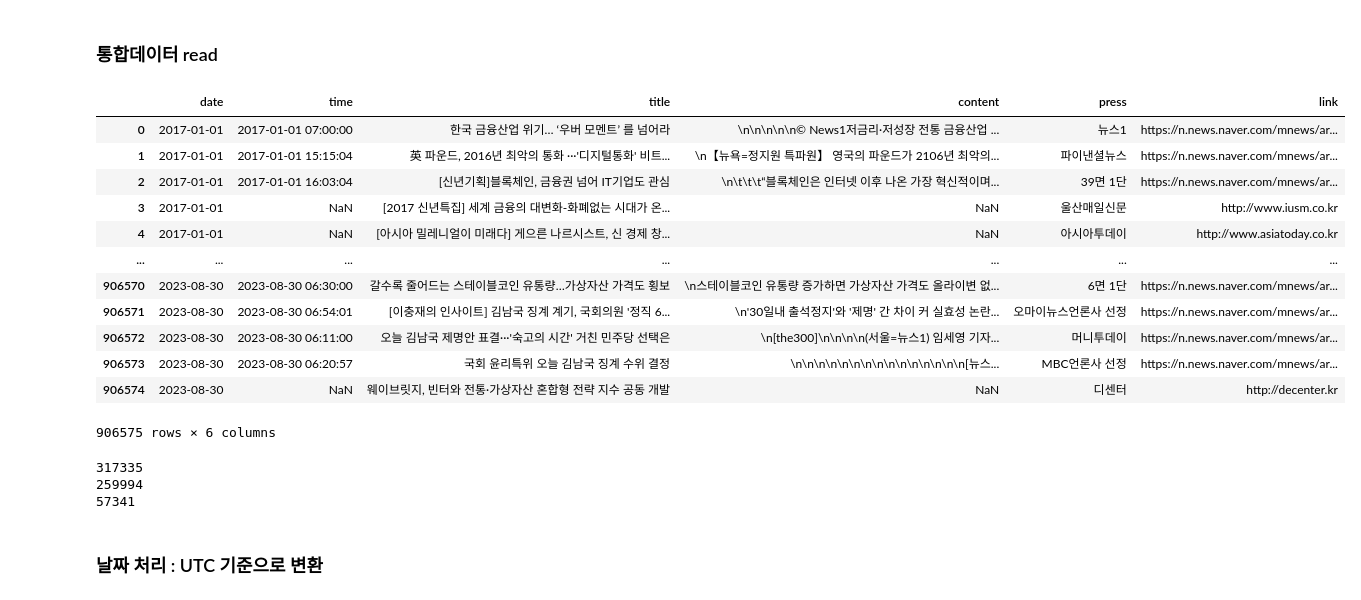
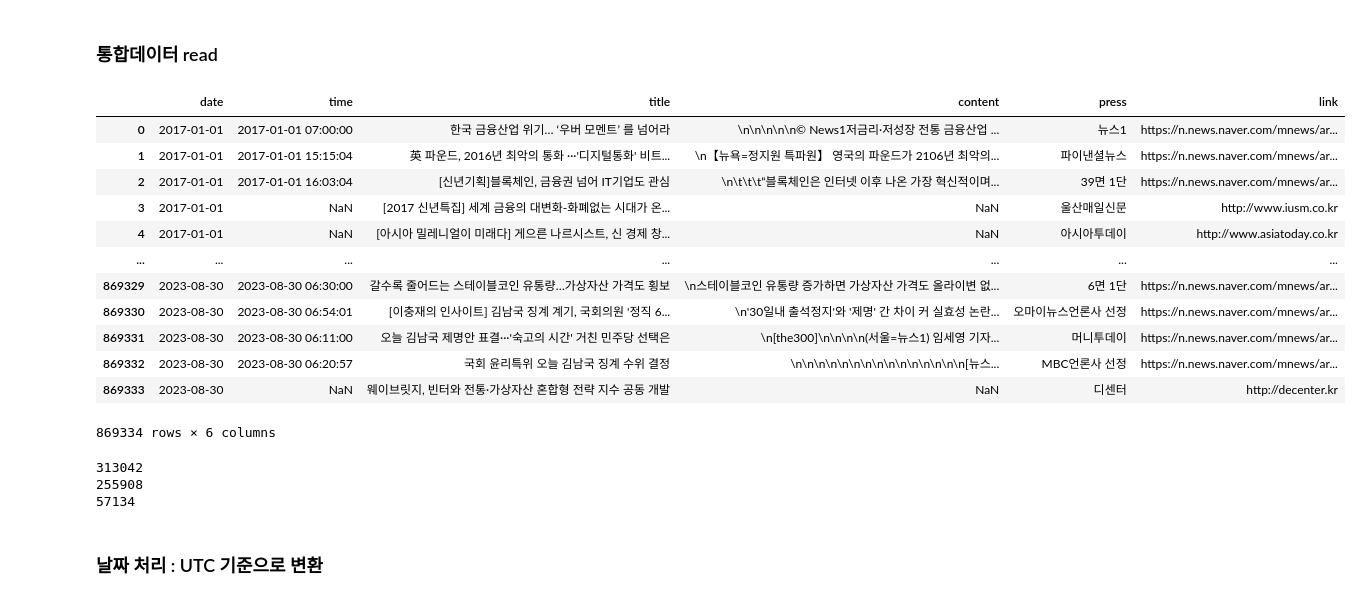
Before and after one commit to boyu571/LLM_based_investment_research, a Jupyter notebook: preprocessing_v1.ipynb, the cells around one changed output. Drawn from its saved outputs; the diff is of its cells as text; code cells hidden in the pictures.

```diff
--- a/preprocessing_v1.ipynb
+++ b/preprocessing_v1.ipynb
@@ -14,22 +14,22 @@ from sklearn.metrics.pairwise import cosine_similarity
 # %% [markdown]
 ### 통합데이터 read
 # %%
-df = pd.read_csv(r'C:\Users\user\boyu571_github\01_Kakaobank_SKKU_Research_23\naver_news_data.csv', index_col=0)
+df = pd.read_csv(r'C:\Users\user\boyu571_github\01_Kakaobank_SKKU_Research_23\naver_news_data.csv')
 df
 # %% [output]
 |  | date | time | title | content | press | link |
 | 0 | 2017-01-01 | 2017-01-01 07:00:00 | 한국 금융산업 위기… ‘우버 모멘트’ 를 넘어라 | \n\n\n\n\n© News1저금리·저성장 전통 금융산업 ... | 뉴스1 | https://n.news.naver.com/mnews/ar... |
 | 1 | 2017-01-01 | 2017-01-01 15:15:04 | 英 파운드, 2016년 최악의 통화 ···'디지털통화' 비트... | \n【뉴욕=정지원 특파원】 영국의 파운드가 2106년 최악의... | 파이낸셜뉴스 | https://n.news.naver.com/mnews/ar... |
 | 2 | 2017-01-01 | 2017-01-01 16:03:04 | [신년기획]블록체인, 금융권 넘어 IT기업도 관심 | \n\t\t\t“블록체인은 인터넷 이후 나온 가장 혁신적이며... | 39면 1단 | https://n.news.naver.com/mnews/ar... |
 | 3 | 2017-01-01 | NaN | [2017 신년특집] 세계 금융의 대변화-화폐없는 시대가 온... | NaN | 울산매일신문 | http://www.iusm.co.kr |
 | 4 | 2017-01-01 | NaN | [아시아 밀레니얼이 미래다] 게으른 나르시스트, 신 경제 창... | NaN | 아시아투데이 | http://www.asiatoday.co.kr |
 | ... | ... | ... | ... | ... | ... | ... |
-| 906570 | 2023-08-30 | 2023-08-30 06:30:00 | 갈수록 줄어드는 스테이블코인 유통량…가상자산 가격도 횡보 | \n스테이블코인 유통량 증가하면 가상자산 가격도 올라이변 없... | 6면 1단 | https://n.news.naver.com/mnews/ar... |
-| 906571 | 2023-08-30 | 2023-08-30 06:54:01 | [이충재의 인사이트] 김남국 징계 계기, 국회의원 '정직 6... | \n'30일내 출석정지'와 '제명' 간 차이 커 실효성 논란... | 오마이뉴스언론사 선정 | https://n.news.naver.com/mnews/ar... |
-| 906572 | 2023-08-30 | 2023-08-30 06:11:00 | 오늘 김남국 제명안 표결···'숙고의 시간' 거친 민주당 선택은 | \n[the300]\n\n\n\n(서울=뉴스1) 임세영 기자... | 머니투데이 | https://n.news.naver.com/mnews/ar... |
-| 906573 | 2023-08-30 | 2023-08-30 06:20:57 | 국회 윤리특위 오늘 김남국 징계 수위 결정 | \n\n\n\n\n\n\n\n\n\n\n\n\n\n\n[뉴스... | MBC언론사 선정 | https://n.news.naver.com/mnews/ar... |
-| 906574 | 2023-08-30 | NaN | 웨이브릿지, 빈터와 전통·가상자산 혼합형 전략 지수 공동 개발 | NaN | 디센터 | http://decenter.kr |
+| 869329 | 2023-08-30 | 2023-08-30 06:30:00 | 갈수록 줄어드는 스테이블코인 유통량…가상자산 가격도 횡보 | \n스테이블코인 유통량 증가하면 가상자산 가격도 올라이변 없... | 6면 1단 | https://n.news.naver.com/mnews/ar... |
+| 869330 | 2023-08-30 | 2023-08-30 06:54:01 | [이충재의 인사이트] 김남국 징계 계기, 국회의원 '정직 6... | \n'30일내 출석정지'와 '제명' 간 차이 커 실효성 논란... | 오마이뉴스언론사 선정 | https://n.news.naver.com/mnews/ar... |
+| 869331 | 2023-08-30 | 2023-08-30 06:11:00 | 오늘 김남국 제명안 표결···'숙고의 시간' 거친 민주당 선택은 | \n[the300]\n\n\n\n(서울=뉴스1) 임세영 기자... | 머니투데이 | https://n.news.naver.com/mnews/ar... |
+| 869332 | 2023-08-30 | 2023-08-30 06:20:57 | 국회 윤리특위 오늘 김남국 징계 수위 결정 | \n\n\n\n\n\n\n\n\n\n\n\n\n\n\n[뉴스... | MBC언론사 선정 | https://n.news.naver.com/mnews/ar... |
+| 869333 | 2023-08-30 | NaN | 웨이브릿지, 빈터와 전통·가상자산 혼합형 전략 지수 공동 개발 | NaN | 디센터 | http://decenter.kr |
-906575 rows × 6 columns
+869334 rows × 6 columns
 # %%
 # 'content' 열이 비어있지 않은 행만 필터링
 non_empty_content_datewise = df[df['content'].notnull()]
@@ -45,9 +45,9 @@ print(len(non_empty_content_datewise))
 print(len(filtered_df))
 print(len(removed_df))
 # %% [output]
-317335
-259994
-57341
+313042
+255908
+57134
 # %% [markdown]
 ### 날짜 처리 : UTC 기준으로 변환
 # %%
```
Also changed, not shown: parts of 3 cells of this notebook, 14 other files.
